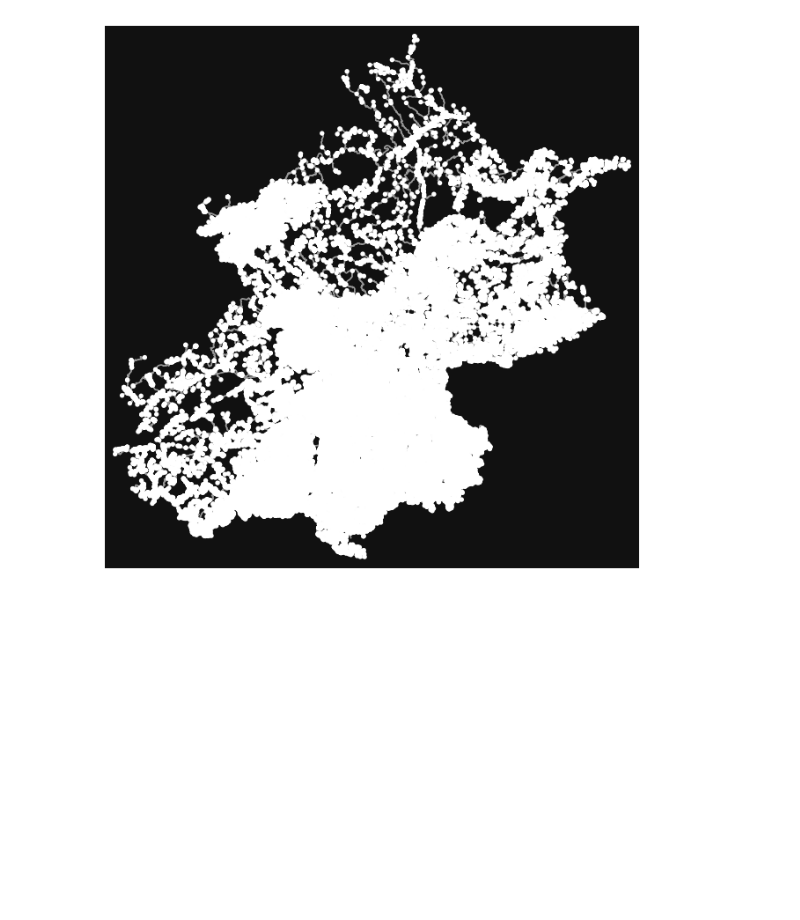
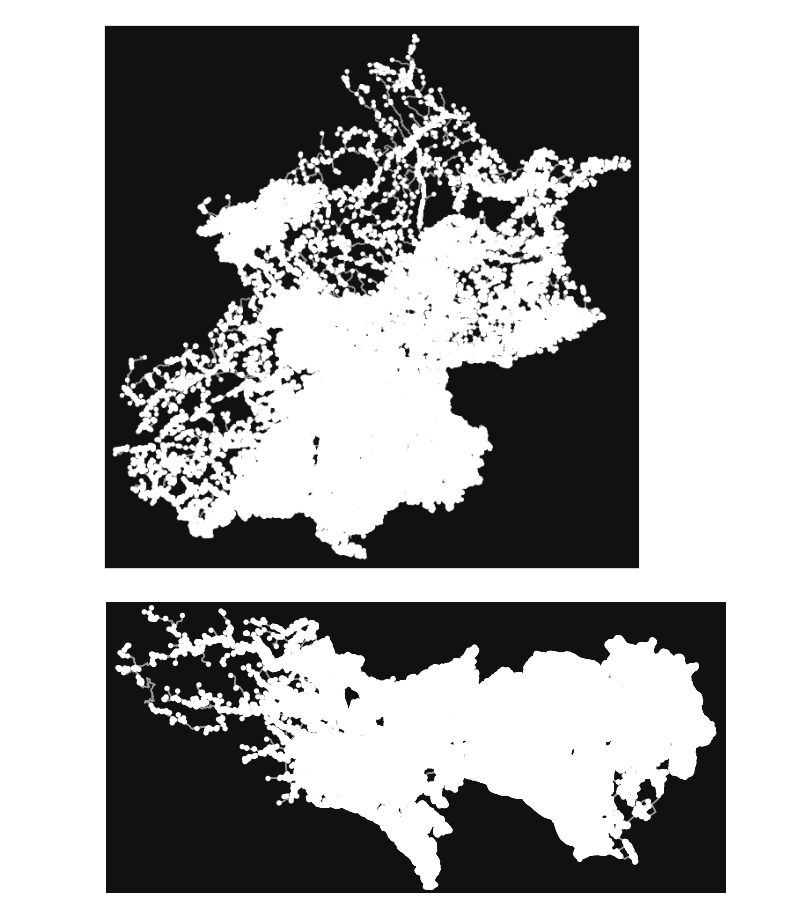
Before and after one commit to BKris2315/bioinsp_sys_project_2024, a Jupyter notebook: fetch_and_save_road_nets.ipynb, the cells around one changed output. Drawn from its saved outputs; the diff is of its cells as text; code cells hidden in the pictures; blank space fills up the shorter version.

Commit message:
update road_nets

```diff
--- a/fetch_and_save_road_nets.ipynb
+++ b/fetch_and_save_road_nets.ipynb
@@ -1,10 +1,39 @@
 # %%
 import osmnx as ox
+# %%
+query = [("beijing", "Beijing", "China"),
+ ('tokyo', 'Tokyo', 'Japan'),
+ ('taipei', 'Taipei', 'Taiwan'),
+ ('viena', 'Viena', 'Austria')]
+
+query = [("beijing", "Beijing, China"),
+ ('tokyo', 'Tokyo, Japan')]
+# %%
+for city, city_name in query:
+    # Define the city name
+
+
+    # Download the road network for driving
+    G = ox.graph_from_place(city_name, network_type='drive')
+
+    # Convert graph to GeoDataFrames
+    nodes, edges = ox.graph_to_gdfs(G)
+
+    # Save nodes and edges to CSV
+    nodes.reset_index().to_csv(f"road_nets/{city}_nodes.csv", index=False)
+    edges.reset_index().to_csv(f"road_nets/{city}_edges.csv", index=False)
+
+    # Plot the road network
+    fig, ax = ox.plot_graph(G, save=True, filepath=f"imgs/{city}_road_network.png", dpi=300)
+# %% [output]
+[figure, added]
+[figure, added]
 # %%
+
 # Define the city name
 
-city_name = "Beijing, China"
-city = "beijing"
+city_name = "Viena, Austria"
+city = "viena"
 # Download the road network for driving
 G = ox.graph_from_place(city_name, network_type='drive')
 
@@ -12,10 +41,8 @@ G = ox.graph_from_place(city_name, network_type='drive')
 nodes, edges = ox.graph_to_gdfs(G)
 
 # Save nodes and edges to CSV
-nodes.to_csv(f"road_nets/{city}_nodes.csv", index=False)
-edges.to_csv(f"road_nets/{city}_edges.csv", index=False)
+nodes.reset_index().to_csv(f"road_nets/{city}_nodes.csv", index=False)
+edges.reset_index().to_csv(f"road_nets/{city}_edges.csv", index=False)
 
 # Plot the road network
 fig, ax = ox.plot_graph(G, save=True, filepath=f"imgs/{city}_road_network.png", dpi=300)
-# %% [output]
-[figure, removed]
```
Also changed, not shown: 38 other files.
